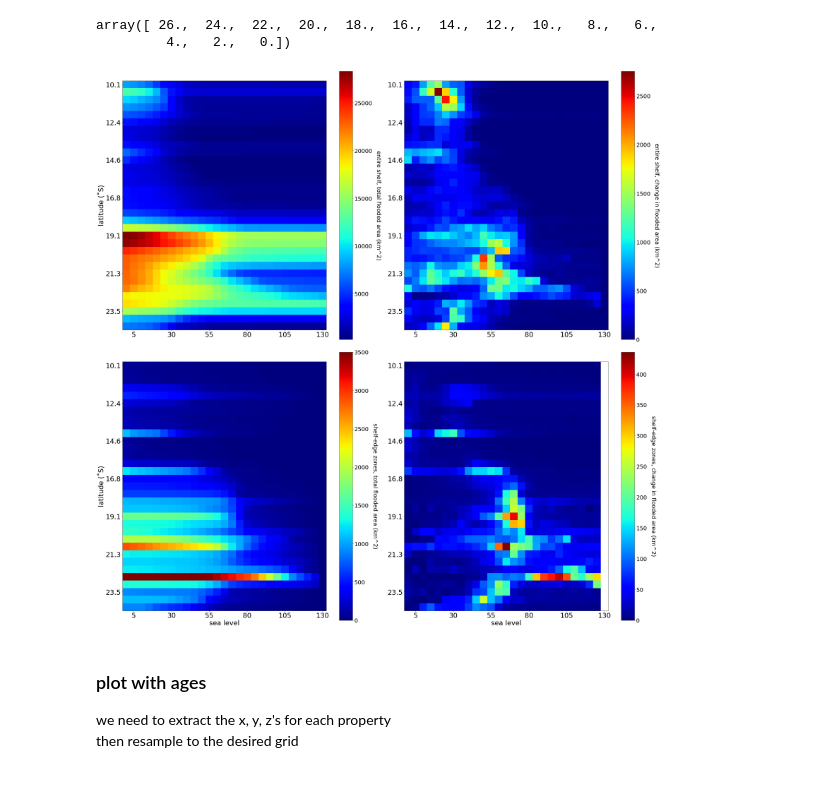
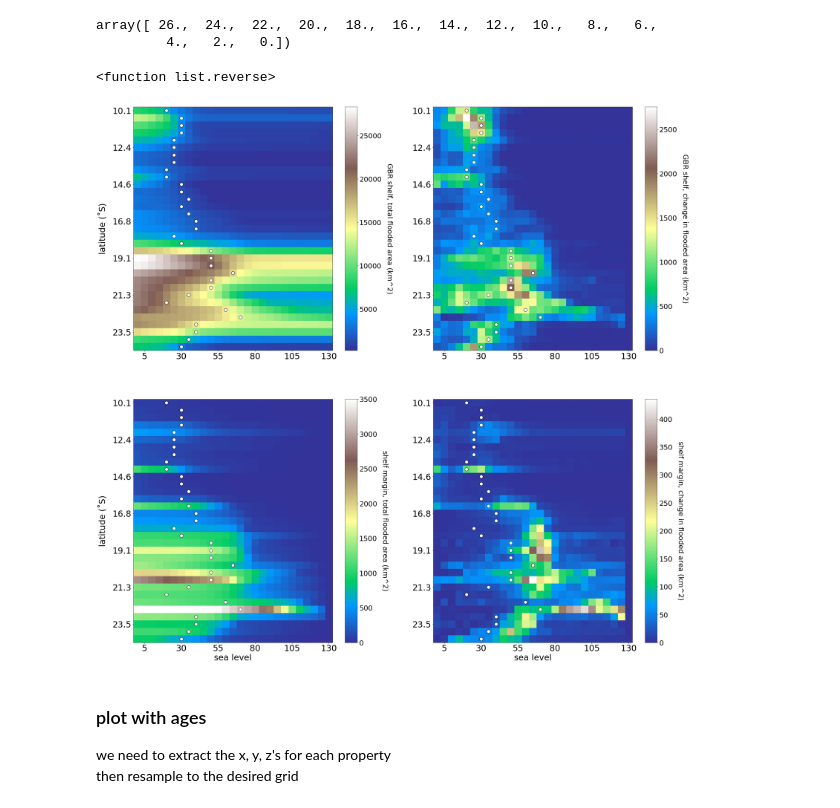
Before and after one commit to tawonque/gbr_flooding, a Jupyter notebook: resample_paperGBR.ipynb, the cells around one changed output. Drawn from its saved outputs; the diff is of its cells as text; code cells hidden in the pictures.

Commit message:
figures almost

```diff
--- a/resample_paperGBR.ipynb
+++ b/resample_paperGBR.ipynb
@@ -896,0 +959,2 @@ NameError: name 'points' is not defined
+# %%
+sea_level_maxCoastLength = [-30.0,-35.0,-40.0,-40.0,-70.0,-60.0,-20.0,-35.0,-50.0,-50.0,-65.0,-50.0,-50.0,-50.0,-30.0,-25.0,-40.0,-40.0,-35.0,-30.0,-35.0,-30.0,-30.0,-20.0,-20.0,-25.0,-25.0,-25.0,-25.0,-30.0,-30.0,-30.0,-20.0]
@@ -955,6 +1027,10 @@ This argmument is still necessary if reading Excel output from 0.16.2 or prior w
   """Entry point for launching an IPython kernel.
 # %%
 edge_rate_summary = np.array(edge_rate_summary.iloc[:,2:])
+# %%
+edge_rate_summary[0] = [0, 0, 0, 0, 0, 0, 0, 0, 0, 0, 0,
+                        0, 0, 0, 0, 0, 0, 0, 0, 0, 0, 0,
+                        0, 0, 0, 0, 0, 0, 0, 0, 0, 0, 0]
 # %% [markdown]
 ### Plot with sea levels
 # %%
@@ -966,3 +1042,11 @@ np.linspace(26,0,14)
 # %% [output]
 array([ 26.,  24.,  22.,  20.,  18.,  16.,  14.,  12.,  10.,   8.,   6.,
          4.,   2.,   0.])
+# %%
+sl_maxCoastLength = [x/5+26 for x in sea_level_maxCoastLength]
+# %%
+sl_maxCoastLength.reverse
+# %% [output]
+<function list.reverse>
+# %%
+latitude_index = [x for x in range(33)]
@@ -970,61 +1056,69 @@ array([ 26.,  24.,  22.,  20.,  18.,  16.,  14.,  12.,  10.,   8.,   6.,
 plt.figure(figsize=(35,35))
 
 plt.subplot(221)
-ax1=plt.imshow(np.rot90(shelf_flooding_summary,1), cmap='jet', interpolation=None)
+ax1=plt.imshow(np.rot90(shelf_flooding_summary,1), cmap='terrain', interpolation=None)
 plt.gca().invert_xaxis()
 plt.grid(False)
 cb = plt.colorbar()
-cb.set_label(label='entire shelf, total flooded area (km^2)', fontsize=25, rotation=-90, labelpad=40)
+cb.set_label(label='GBR shelf, total flooded area (km^2)', fontsize=25, rotation=-90, labelpad=40)
 cb.ax.tick_params(labelsize=25)
-plt.ylabel('latitude (˚S)', fontsize=30)
+plt.ylabel('latitude (˚S)', fontsize=30, labelpad=20)
 plt.xticks([0, 5, 10, 15, 20, 25])
 ax1.axes.set_xticklabels(['130','105','80', '55', '30', '5'], fontsize=30)
 plt.yticks([0, 5, 10, 15, 20, 25, 30])
 ax1.axes.set_yticklabels(latitudes_round[:], fontsize=30)
+plt.scatter(sl_maxCoastLength, latitude_index, marker='o', s=140, c='w', edgecolor='k')
 
 plt.subplot(222)
-ax2=plt.imshow(np.rot90(shelf_rate_summary,1), cmap='jet', interpolation=None)
+ax2=plt.imshow(np.rot90(shelf_rate_summary,1), cmap='terrain', interpolation=None)
 plt.gca().invert_xaxis()
 plt.grid(False)
 cb = plt.colorbar()
-cb.set_label(label='entire shelf, change in flooded area (km^2)', fontsize=25, rotation=-90, labelpad=40)
+cb.set_label(label='GBR shelf, change in flooded area (km^2)', fontsize=25, rotation=-90, labelpad=40)
 cb.ax.tick_params(labelsize=25)
 plt.xticks([0, 5, 10, 15, 20, 25])
 ax2.axes.set_xticklabels(['130','105','80', '55', '30', '5'], fontsize=30)
 plt.yticks([0, 5, 10, 15, 20, 25, 30])
 ax2.axes.set_yticklabels(latitudes_round[:], fontsize=30)
+plt.scatter(sl_maxCoastLength, latitude_index, marker='o', s=140, c='w', edgecolor='k')
+
 
 plt.subplot(223)
-ax3 = plt.imshow(np.rot90(edge_flooding_summary,1), cmap='jet', interpolation=None)
+ax3 = plt.imshow(np.rot90(edge_flooding_summary,1), cmap='terrain', interpolation=None)
 plt.gca().invert_xaxis()
 plt.grid(False)
 cb = plt.colorbar()
-cb.set_label(label='shelf-edge zones, total flooded area (km^2)', fontsize=25, rotation=-90, labelpad=40)
+cb.set_label(label='shelf margin, total flooded area (km^2)', fontsize=25, rotation=-90, labelpad=40)
 cb.ax.tick_params(labelsize=25)
-plt.ylabel('latitude (˚S)', fontsize=30)
+plt.ylabel('latitude (˚S)', fontsize=30, labelpad=20)
 plt.xlabel('sea level', fontsize=30)
 plt.xticks([0, 5, 10, 15, 20, 25])
 ax3.axes.set_xticklabels(['130','105','80', '55', '30', '5'], fontsize=30)
 plt.yticks([0, 5, 10, 15, 20, 25, 30])
 ax3.axes.set_yticklabels(latitudes_round[:], fontsize=30)
+plt.scatter(sl_maxCoastLength, latitude_index, marker='o', s=140, c='w', edgecolor='k')
+
 
 plt.subplot(224)
-ax4=plt.imshow(np.rot90(edge_rate_summary,1), cmap='jet', interpolation=None)
+ax4=plt.imshow(np.rot90(edge_rate_summary,1), cmap='terrain', interpolation=None)
 plt.gca().invert_xaxis()
 plt.grid(False)
 cb = plt.colorbar()
-cb.set_label(label='shelf-edge zones, change in flooded area (km^2)', fontsize=25, rotation=-90, labelpad=40)
+cb.set_label(label='shelf margin, change in flooded area (km^2)', fontsize=25, rotation=-90, labelpad=40)
 cb.ax.tick_params(labelsize=25)
 plt.xlabel('sea level', fontsize=30)
 plt.xticks([0, 5, 10, 15, 20, 25])
 ax4.axes.set_xticklabels(['130','105','80', '55', '30', '5'], fontsize=30)
 plt.yticks([0, 5, 10, 15, 20, 25, 30])
 ax4.axes.set_yticklabels(latitudes_round[:], fontsize=30)
+plt.scatter(sl_maxCoastLength, latitude_index, marker='o', s=140, c='w', edgecolor='k')
 
 
-plt.tight_layout()
+
+plt.savefig('./figures_review/fig4_review.svg')
+plt.show()
 # %% [output]
-[figure, old version]
+[figure, new version]
 # %% [markdown]
 ### plot with ages<br>
 we need to extract the x, y, z's for each property<br>
```
Also changed, not shown: parts of 9 cells of this notebook, 11 other files.
